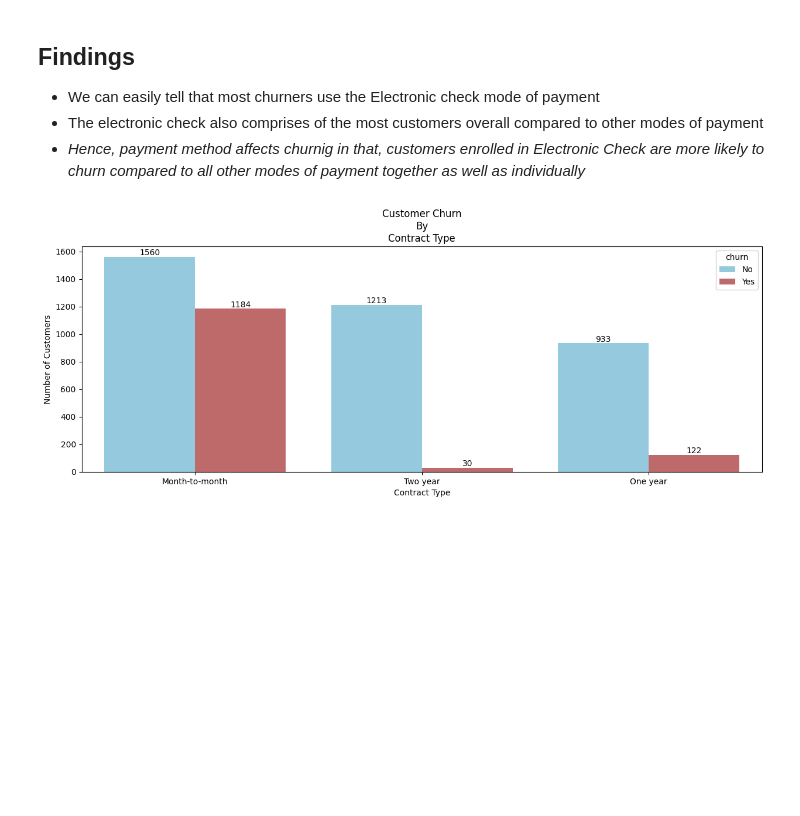
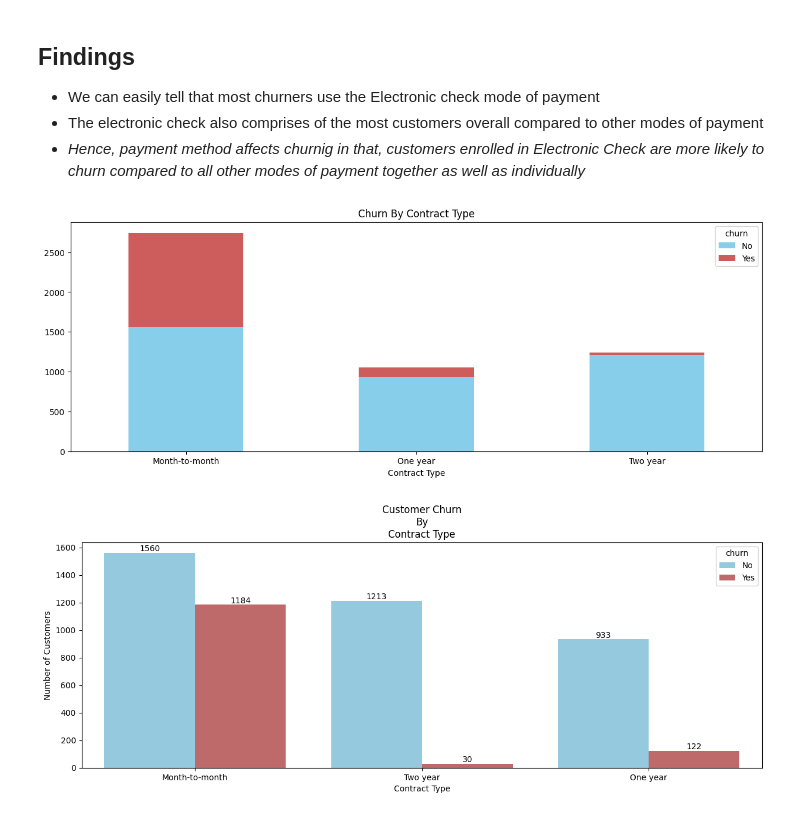
Before and after one commit to murithidenisgitobu/Vodafone_Corporation_Customer_Churn_Prediction, a Jupyter notebook: Customer_Churn_Prediction_Notebook.ipynb, the cells around one changed output. Cells and saved outputs as stored; diff of their text form; code cells hidden in the pictures; blank space fills up the shorter version.

```diff
--- a/Customer_Churn_Prediction_Notebook.ipynb
+++ b/Customer_Churn_Prediction_Notebook.ipynb
@@ -533,6 +534,16 @@ plt.show()
 - We can easily tell that most churners use the Electronic check mode of payment
 - The electronic check also comprises of the most customers overall compared to other modes of payment
 - *Hence, payment method affects churnig in that, customers enrolled in Electronic Check are more likely to churn compared to all other modes of payment together as well as individually*
+# %%
+# Group the data by 'Contract' and 'Churn', and count the occurrences
+contract_churn = train_data.groupby(['contract', 'churn']).size().unstack()
+ax = contract_churn.plot(kind='bar', stacked=True, color=['skyblue', 'indianred'],figsize=(15, 5))
+plt.title('Churn By Contract Type')
+plt.xlabel('Contract Type')
+plt.xticks(rotation=0)
+plt.show()
+# %% [output]
+[figure, added]
 # %%
 # Barplots to show how payment method relates to churning
 plt.figure(figsize=(15,5))
```
Also changed, not shown: parts of 5 cells of this notebook.
